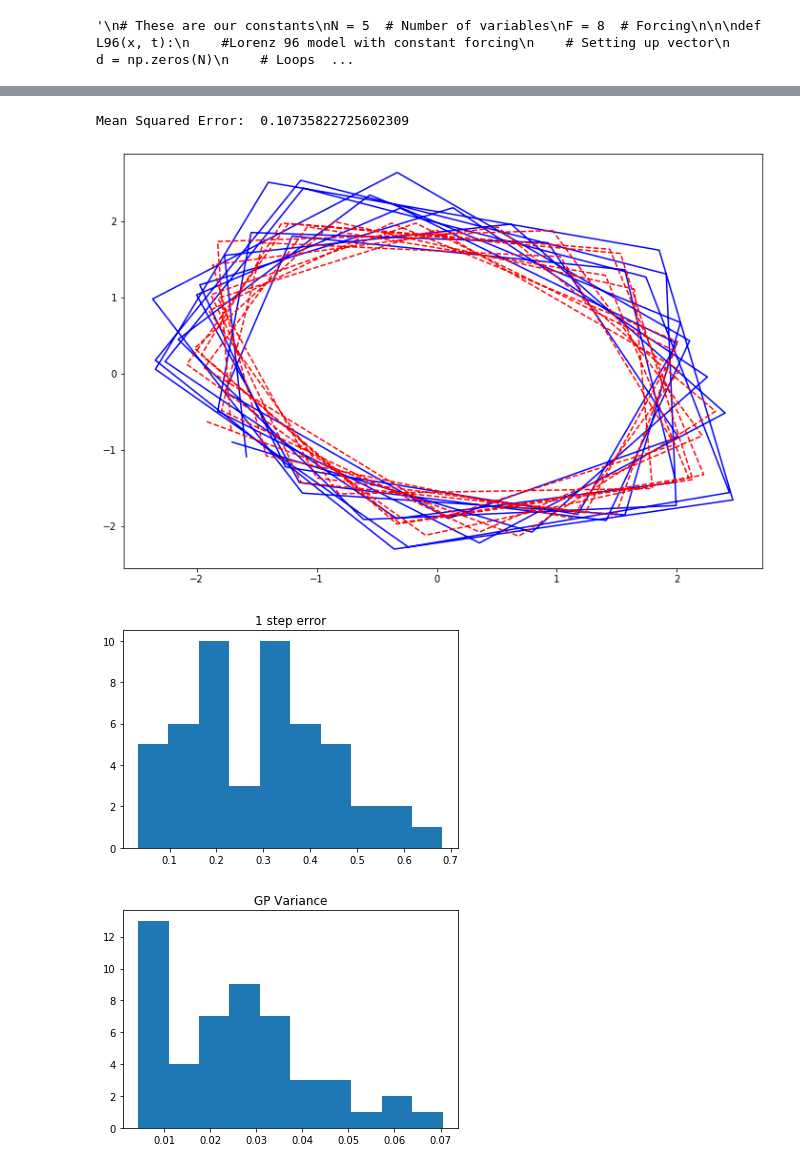
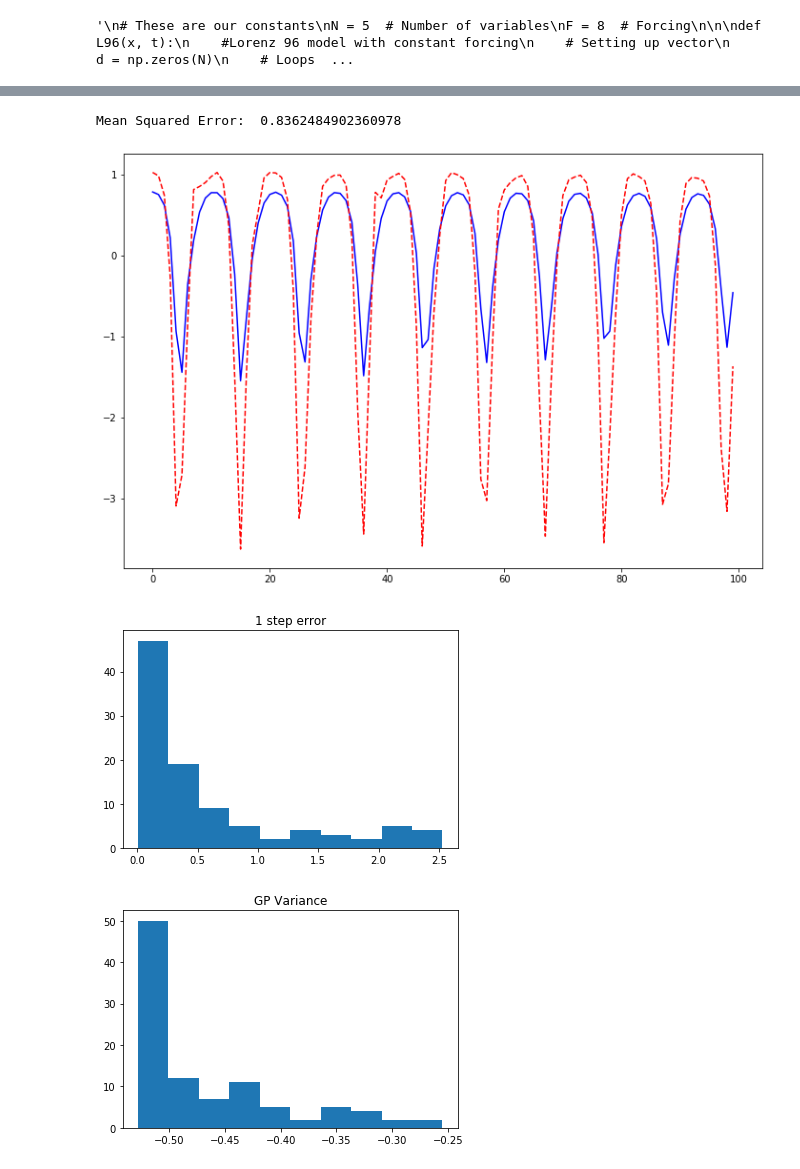
Before and after one commit to kenflat2/Nonlinear-Regression, a Jupyter notebook: GP Experimenter.ipynb, the cells around one changed output, grey strips where cells are left out. Cells and saved outputs as stored; diff of their text form; code cells hidden in the pictures.

```diff
--- a/GP Experimenter.ipynb
+++ b/GP Experimenter.ipynb
@@ -226,13 +244,13 @@ Xr = standardize(states[settlingTime:,:])
 
 # STATIONARY SIMULATION VERSION: UPDATE ATTRACTOR YOU WANT HERE
 #               \/\/\/\/
-"""
-t0 = np.array([4,12,17])
-states = odeint(Lorenz,t0,t)
+
+#t0 = np.array([4,12,17])
+# Xr = odeint(Lorenz,t0,t)
 # print(states)
 # print(states)
 # END STATIONARY SIMULATION
-"""
+
 
 # FROM DATA
 """
@@ -303,4 +321,9 @@ for i in range(1, tlen ):
 # Xr = standardize(states[:,1,None])
 Xr = standardize(states)
 """
+
+# Rosenzweig MacArthur
+h2 = lambda t : 2.0 - 1.0 * t / end
+
+Xr = standardize(odeint(RosenzweigMacArthur, t0, t, args=(h2,)))[::2**8,0,None]
 # END NON STATIONARY
@@ -309,7 +330,7 @@ Xr = standardize(states)
 # %%
 """ UPDATE DRIVERS HERE """
 
-digiDrivers = [Gmax]
+digiDrivers = [h2]
 
 """
 gtsr = np.zeros((Xr.shape[0], ndrivers))
@@ -317,5 +338,6 @@ for ind in range(len(digiDrivers)):
     tmp = np.fromfunction(lambda i : digiDrivers[ind](i), (Xr.shape[0],) , dtype = float)# time series of gmax
     gtsr[:,ind] = tmp
 """
-gtsr = Gmax(t) # driverArray
+# gtsr = Gmax(t) # driverArray
+gtsr = h2(t)
 # %%
@@ -416,7 +437,7 @@ testTrainSplit = int(Xr.shape[0] * trainToTest)
 # X = states[:-1]
 # Y = states[1:,]
 
-predictionStepSize = 2
+predictionStepSize = 1
 
 Xp = Xr[:-predictionStepSize]
 Yp = Xr[predictionStepSize:,]
@@ -433,7 +454,7 @@ gp.setPrior(3,"exponential")
 gp.setData(X,Y)
 gp.setTimeDelayInterval(1)
 
-assignment = [2,2,2]
+assignment = [2]
 gp.setTimeDelayEmbedding(assignment)
 # print(gp.X)
 numparams = 4
@@ -541,40 +559,40 @@ if dim == 1:
 elif dim == 2:
     ax0 = plt.subplot()
     ax0.plot(Yt[:,0],Yt[:,1],"b") # states
     ax0.plot(predictions[:,0],predictions[:,1],'--r') # map of 1 step ahead predictions
 else:
     ax0 = fig0.gca(projection="3d")
     ax0.plot(Yt[:,0],Yt[:,1],Yt[:,2],"b") # states
     ax0.plot(predictions[:,0],predictions[:,1],predictions[:,2],'--r') # map of 1 step ahead predictions
     # ax0.plot(feedForwardPrediction[:,0],feedForwardPrediction[:,1],feedForwardPrediction[:,2],'--g') # map of 50 step ahead prediction
 
 plt.savefig("result-error_vs_actual.png")
 
 fig1 = plt.figure(1)
 plt.title("1 step error")
 plt.hist(diffTable)
 
 mse = sum(diffTable ** 2) / len(diffTable)
 print("Mean Squared Error: ",mse)
 
 plt.savefig("result-error_histogram.png")
 
 fig2 = plt.figure(2)
 plt.hist(variances)
 plt.title("GP Variance")
 
+if (dim > 1):
+    fig, axIndDims = plt.subplots(dim, figsize = (12,dim*3))
 
-fig, axIndDims = plt.subplots(dim, figsize = (12,dim*3))
+    for d in range(dim):
+        axIndDims[d].plot(Yt[:,d],"b")
+        axIndDims[d].plot(predictions[:,d],"--r")
 
-for d in range(dim):
-    axIndDims[d].plot(Yt[:,d],"b")
-    axIndDims[d].plot(predictions[:,d],"--r")
-
-plt.savefig("result-error_vs_actual_individual_dims.png")
+    plt.savefig("result-error_vs_actual_individual_dims.png")
 
 plt.show()
 # %% [output]
-Mean Squared Error:  0.10735822725602309
+Mean Squared Error:  0.8362484902360978
-[figure, old version]
+[figure, new version]
-[figure, old version]
+[figure, new version]
-[figure, old version]
+[figure, new version]
```
Also changed, not shown: parts of 17 cells of this notebook, 7 other files.
